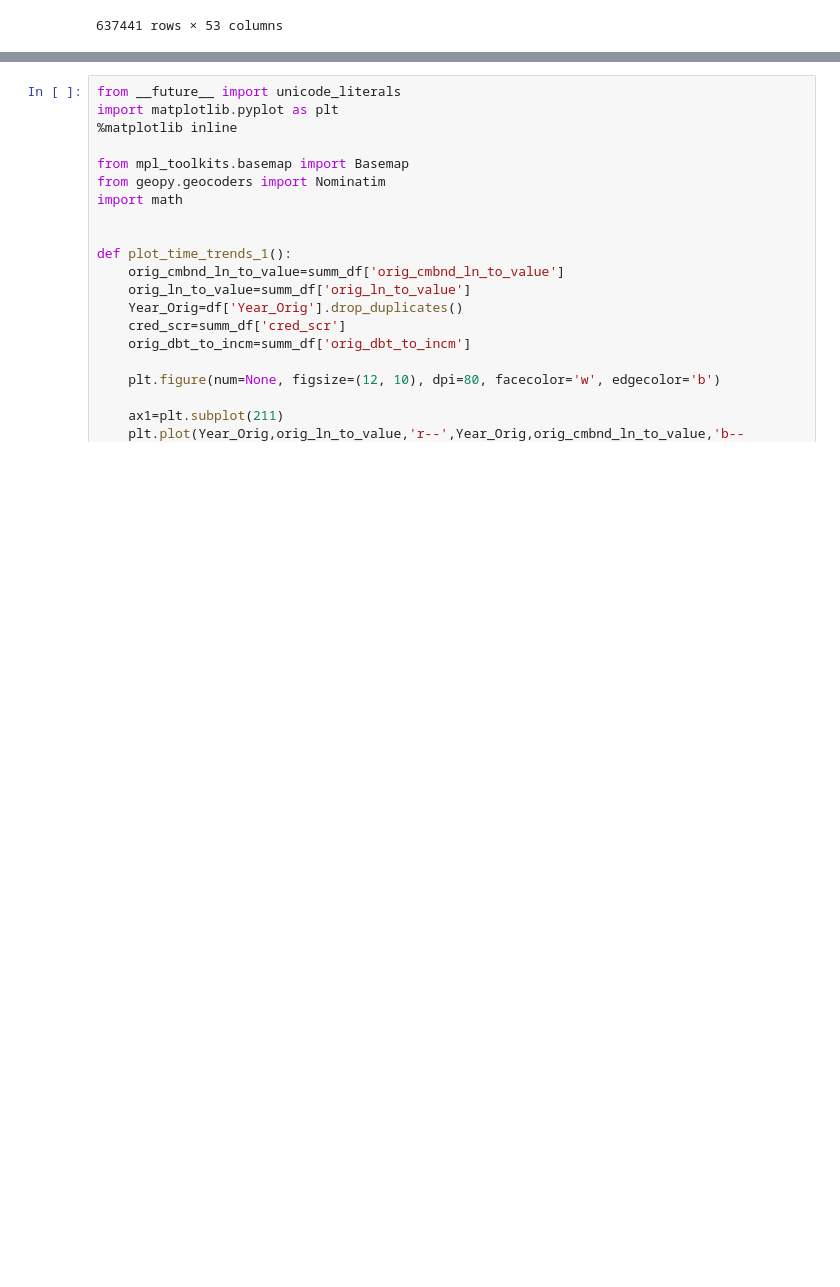
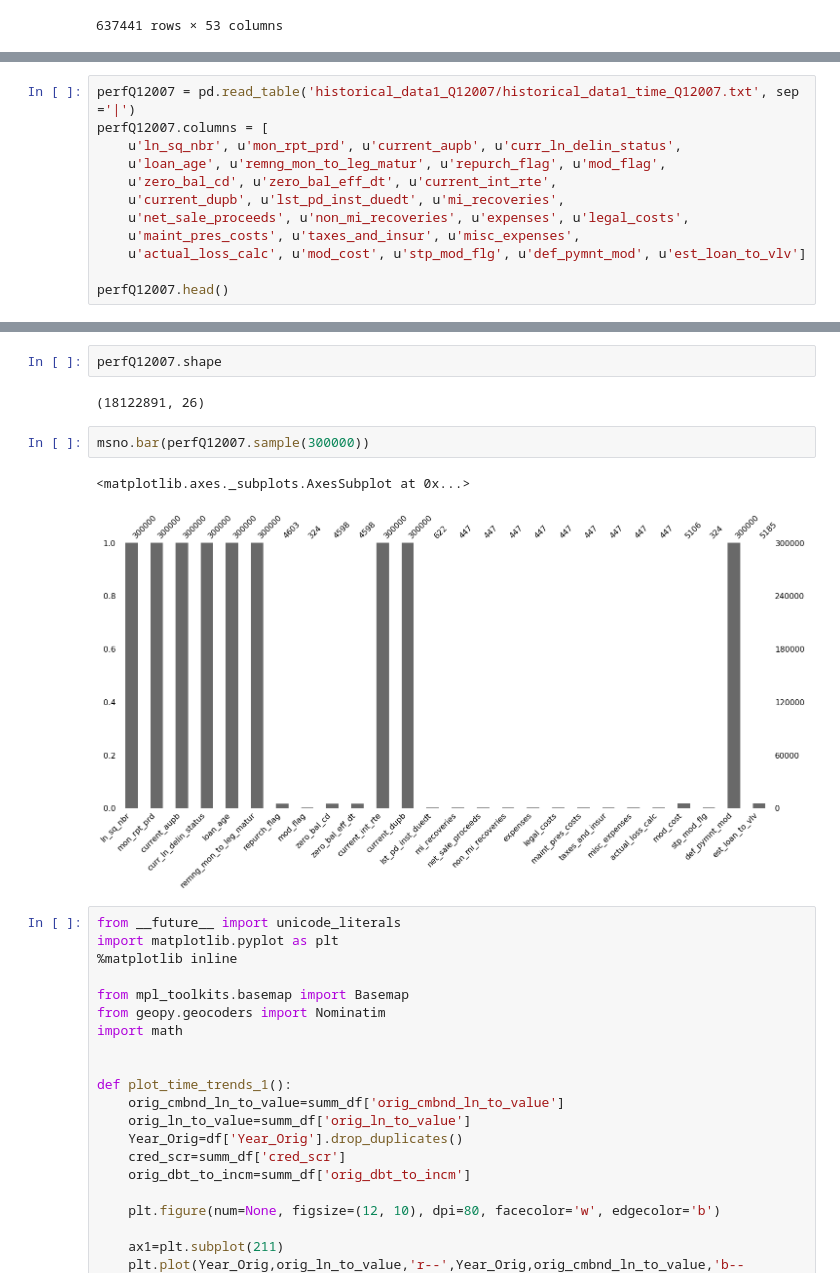
Before and after one commit to ankit08015/FreddieLoanDataAnalysis-ADS_Midterm, a Jupyter notebook: Midterm/Part_1/Part1-EDA.ipynb, the cells around one changed output, grey strips where cells are left out. Cells and saved outputs as stored; diff of their text form; blank space fills up the shorter version.

```diff
--- a/Midterm/Part_1/Part1-EDA.ipynb
+++ b/Midterm/Part_1/Part1-EDA.ipynb
@@ -107,0 +171,12 @@ summ_df.plot.bar();
+# %%
+perfQ12007 = pd.read_table('historical_data1_Q12007/historical_data1_time_Q12007.txt', sep ='|')
+perfQ12007.columns = [
+    u'ln_sq_nbr', u'mon_rpt_prd', u'current_aupb', u'curr_ln_delin_status',
+    u'loan_age', u'remng_mon_to_leg_matur', u'repurch_flag', u'mod_flag',
+    u'zero_bal_cd', u'zero_bal_eff_dt', u'current_int_rte',
+    u'current_dupb', u'lst_pd_inst_duedt', u'mi_recoveries',
+    u'net_sale_proceeds', u'non_mi_recoveries', u'expenses', u'legal_costs',
+    u'maint_pres_costs', u'taxes_and_insur', u'misc_expenses',
+    u'actual_loss_calc', u'mod_cost', u'stp_mod_flg', u'def_pymnt_mod', u'est_loan_to_vlv']
+
+perfQ12007.head()
@@ -108,3 +223,12 @@ summ_df.plot.bar();
+# %%
+perfQ12007.shape
+# %% [output]
+(18122891, 26)
+# %%
+msno.bar(perfQ12007.sample(300000))
+# %% [output]
+<matplotlib.axes._subplots.AxesSubplot at 0x...>
+[figure, added]
 # %%
 from __future__ import unicode_literals
 import matplotlib.pyplot as plt
```
Also changed, not shown: parts of 11 cells of this notebook.
